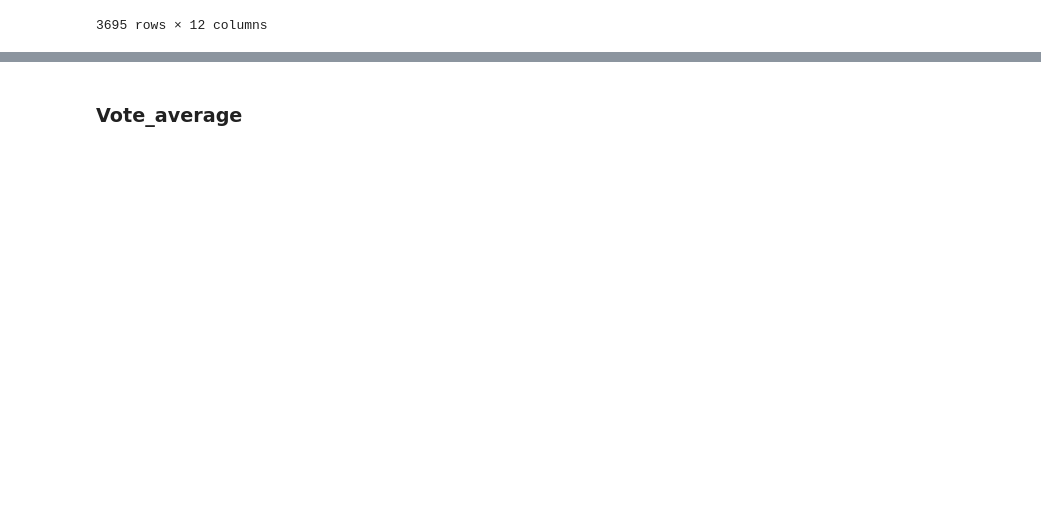
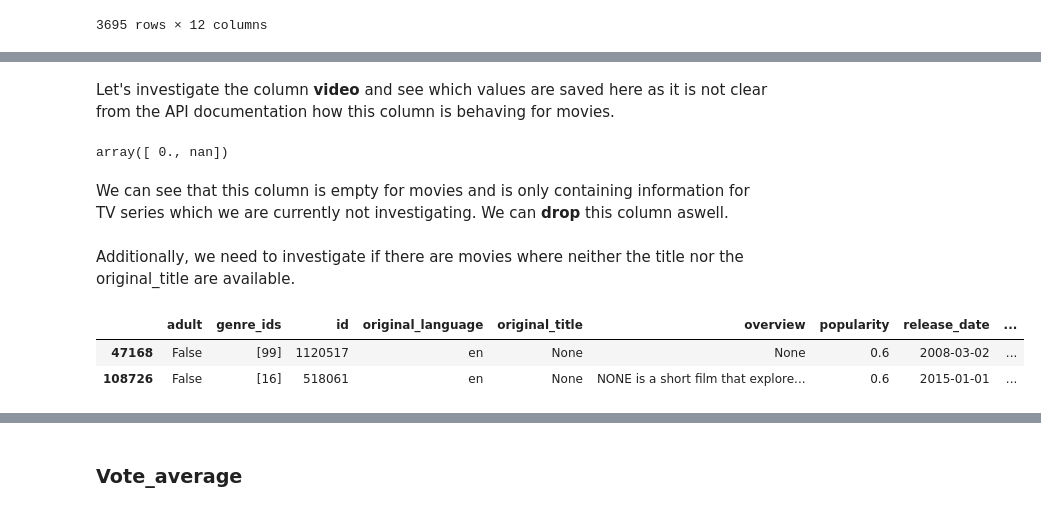
Before and after one commit to Simo067m/ComSocSci-Assignments, a Jupyter notebook: project/project_assignment.ipynb, the cells around one changed output, grey strips where cells are left out. Cells and saved outputs as stored; diff of their text form; code cells hidden in the pictures; blank space fills up the shorter version.

```diff
--- a/project/project_assignment.ipynb
+++ b/project/project_assignment.ipynb
@@ -253,0 +207,2 @@ The mean of the vote_count is 90.61542993008979
+# %%
+df_movies.drop(['backdrop_path', 'poster_path'], axis=1, inplace=True)
@@ -253,0 +274,9 @@ The mean of the vote_count is 90.61542993008979
+# %% [markdown]
+Let's investigate the column **video** and see which values are saved here as it is not clear from the API documentation how this column is behaving for movies.
+# %%
+unique_video_values = df_movies['video'].unique()
+unique_video_values
+# %% [output]
+array([ 0., nan])
+# %% [markdown]
+We can see that this column is empty for movies and is only containing information for TV series which we are currently not investigating. We can **drop** this column aswell.
@@ -253,0 +285,9 @@ The mean of the vote_count is 90.61542993008979
+# %% [markdown]
+Additionally, we need to investigate if there are movies where neither the title nor the original_title are available.
+# %%
+no_title_df = df_movies[df_movies['title'].isnull() & df_movies['original_title'].isnull()]
+no_title_df
+# %% [output]
+|  | adult | genre_ids | id | original_language | original_title | overview | popularity | release_date | ... |
+| 47168 | False | [99] | 1120517 | en | None | None | 0.6 | 2008-03-02 | ... |
+| 108726 | False | [16] | 518061 | en | None | NONE is a short film that explore... | 0.6 | 2015-01-01 | ... |
```
Also changed, not shown: parts of 55 cells of this notebook, 3 other files.
